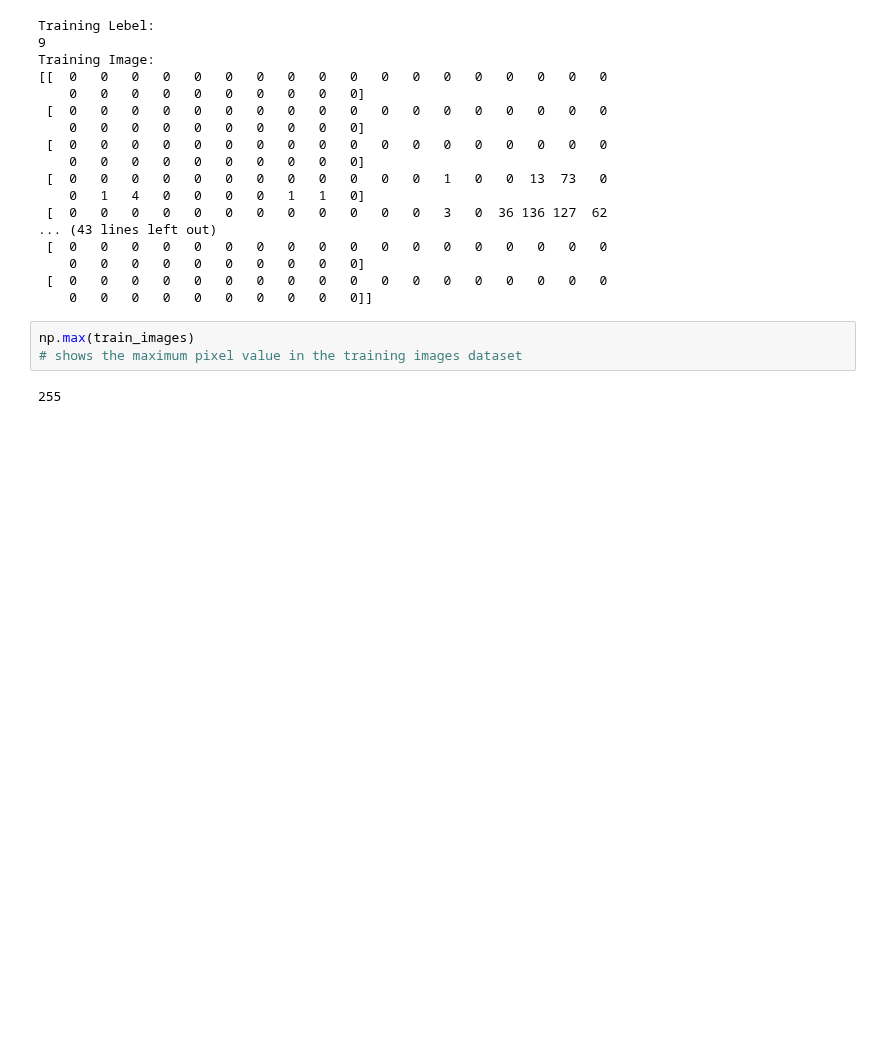
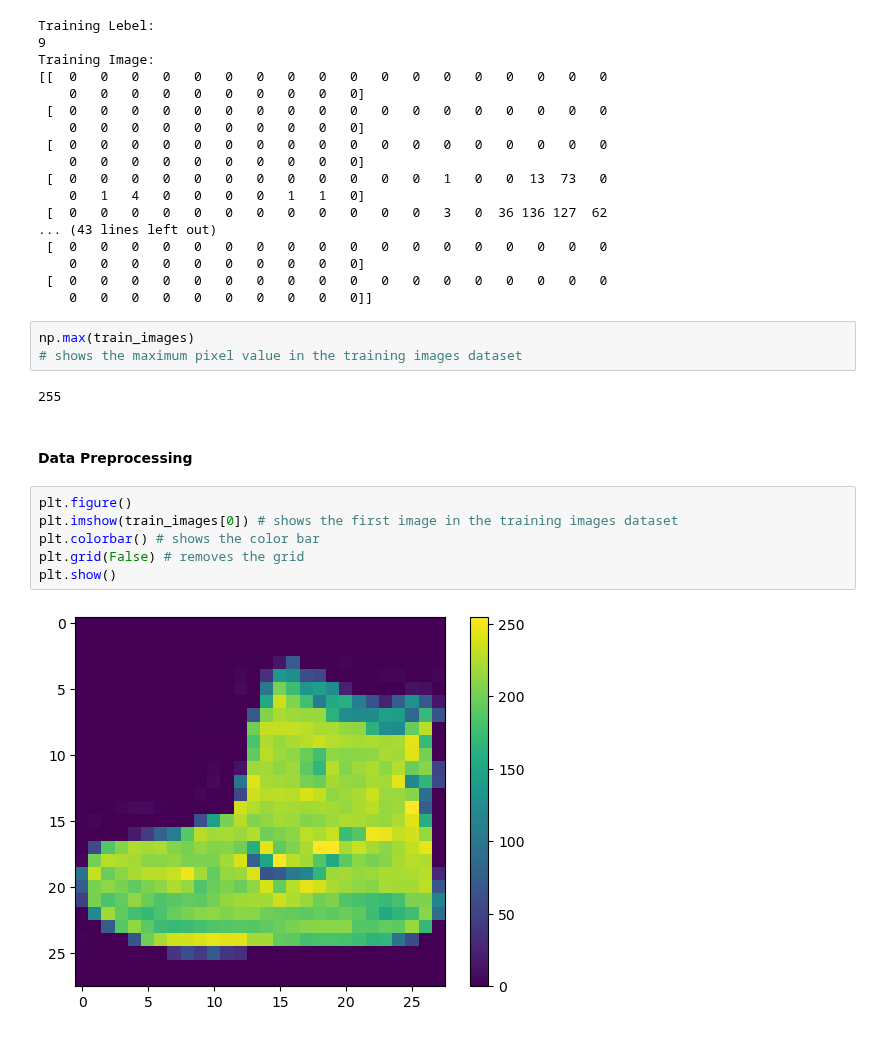
Before and after one commit to beniamine3155/Deep_Learnig_Basic, a Jupyter notebook: 03_Fashion_MNIST/fashion_classification.ipynb, the cells around one changed output. Saved outputs shown, nothing was run; the diff lists cells and outputs as text; blank space fills up the shorter version.

Commit message:
data preprocessing

```diff
--- a/03_Fashion_MNIST/fashion_classification.ipynb
+++ b/03_Fashion_MNIST/fashion_classification.ipynb
@@ -97,3 +97,13 @@ np.max(train_images)
 # shows the maximum pixel value in the training images dataset
 # %% [output]
 255
+# %% [markdown]
+#### Data Preprocessing
+# %%
+plt.figure()
+plt.imshow(train_images[0]) # shows the first image in the training images dataset
+plt.colorbar() # shows the color bar
+plt.grid(False) # removes the grid
+plt.show()
+# %% [output]
+[figure, added]
```
Also changed, not shown: parts of 5 cells of this notebook.
